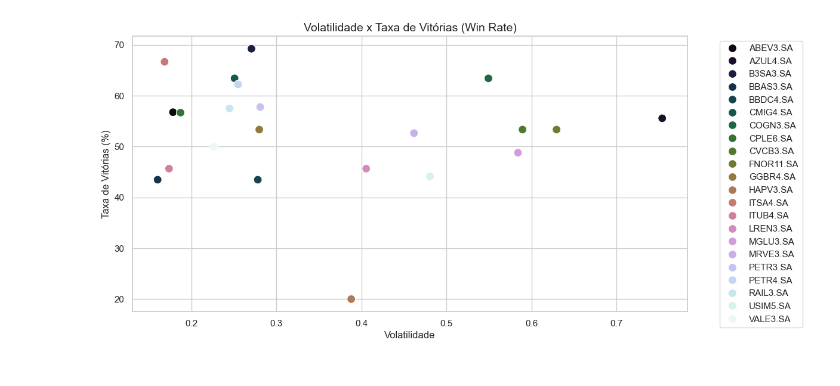
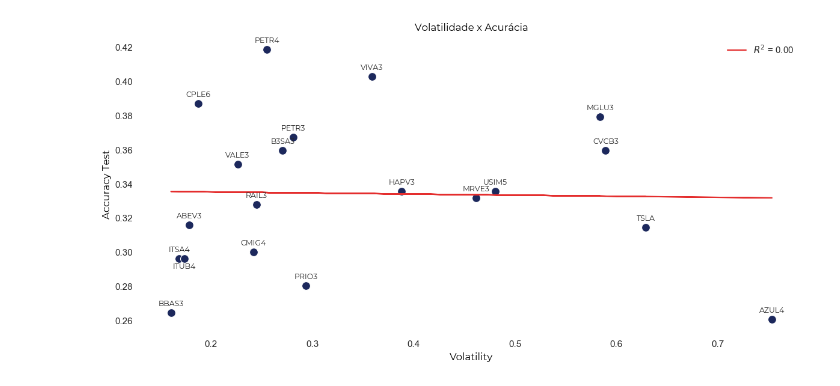
Before and after one commit to kauanmaf/field_project_cartesius, a Jupyter notebook: analising.ipynb, the cells around one changed output. Saved outputs shown, nothing was run; the diff lists cells and outputs as text; code cells hidden in the pictures.

```diff
--- a/analising.ipynb
+++ b/analising.ipynb
@@ -32,11 +8,3 @@ plt.show()
-# %%
-# Volatilidade x Win Rate
-plt.figure(figsize=(12, 6))
-sns.scatterplot(data=df, x="Volatility", y="Win Rate", hue="Stock", palette="cubehelix", s=100)
-plt.title("Volatilidade x Taxa de Vitórias (Win Rate)", fontsize=14)
-plt.xlabel("Volatilidade")
-plt.ylabel("Taxa de Vitórias (%)")
-plt.legend(bbox_to_anchor=(1.05, 1), loc='upper left')
-plt.show()
-# %% [output]
-[figure, removed]
+# %%
+df = pd.read_csv("results.csv")
+fpath = Path(mpl.get_data_path(), r'C:\Users\kauan\AppData\Local\Microsoft\Windows\Fonts\Montserrat-Regular.ttf')
@@ -42,0 +67,5 @@ plt.show()
+# %%
+specific_offset = {"ITUB4": -0.005}
+plot_graphs_style(df, "Volatility", "Accuracy Test","Volatilidade x Acurácia", 0.005, font=fpath, specific_offsets=specific_offset)
+# %% [output]
+[figure, added]
```
Also changed, not shown: parts of 7 cells of this notebook, 4 other files.
